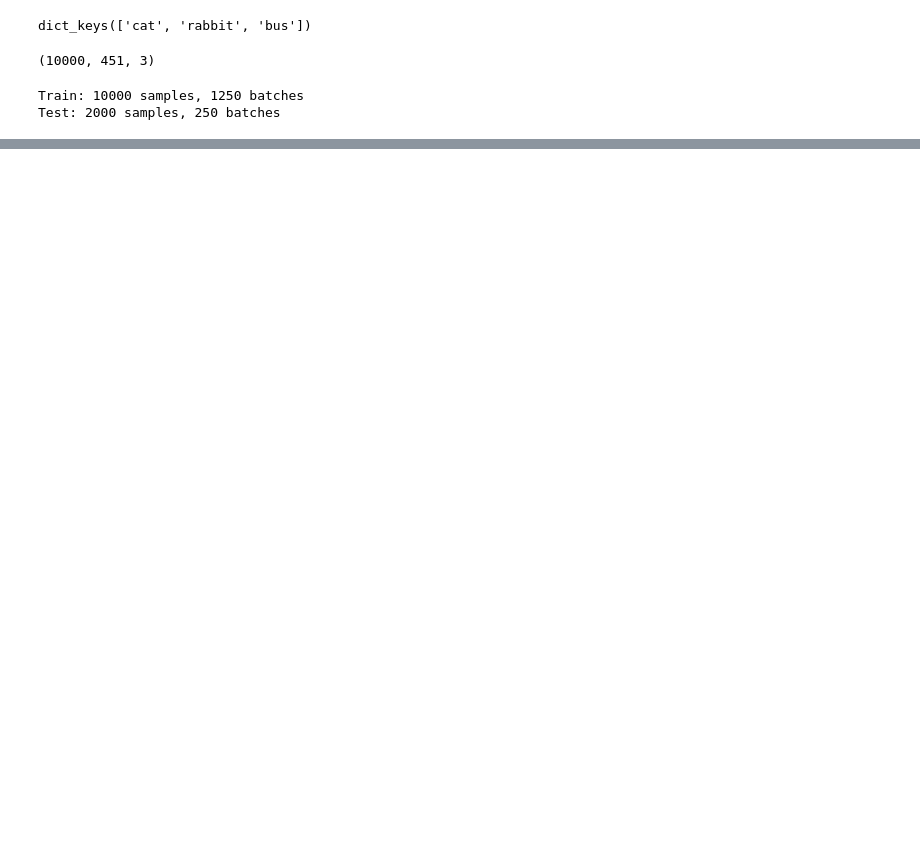
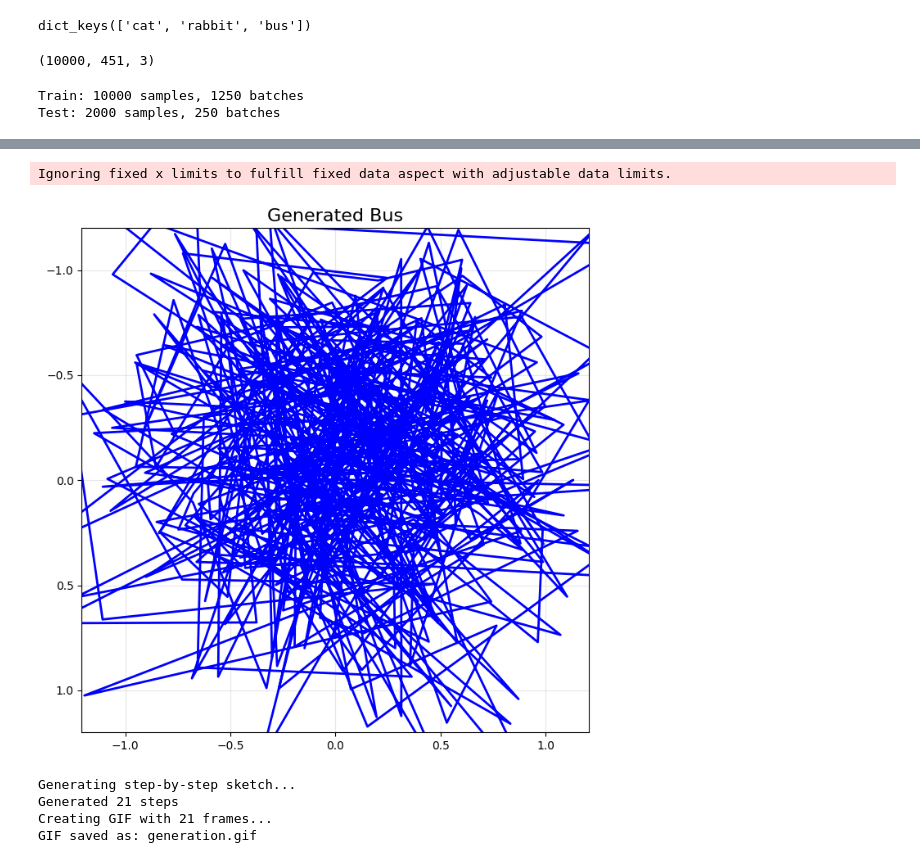
Before and after one commit to ozgurnsahin/diffusion_model, a Jupyter notebook: diffusion_model.ipynb, the cells around one changed output, grey strips where cells are left out. Saved outputs shown, nothing was run; the diff lists cells and outputs as text; code cells hidden in the pictures; blank space fills up the shorter version.

Commit message:
feat: implemented complete traning and gif generation

```diff
--- a/diffusion_model.ipynb
+++ b/diffusion_model.ipynb
@@ -270,0 +528,50 @@ def train_one_epoch(model_components, dataloader, noise_schedule, optimizer, dev
+# %%
+# Helper function to sketch the output
+def plot_sketch(sketch, title="Generated Sketch"):
+    plt.figure(figsize=(8, 8))
+
+    # Extract coordinates
+    x = sketch[:, 0]
+    y = sketch[:, 1]
+    pen = sketch[:, 2]
+
+    # Draw strokes
+    stroke_x, stroke_y = [], []
+
+    for i in range(len(sketch)):
+        if pen[i] > 0.5:  # pen down
+            stroke_x.append(x[i])
+            stroke_y.append(y[i])
+        else:  # pen up - draw current stroke
+            if len(stroke_x) > 1:
+                plt.plot(stroke_x, stroke_y, 'b-', linewidth=2)
+            stroke_x, stroke_y = [], []
+
+    # Draw final stroke
+    if len(stroke_x) > 1:
+        plt.plot(stroke_x, stroke_y, 'b-', linewidth=2)
+
+    plt.title(title, fontsize=16)
+    plt.axis('equal')
+    plt.grid(True, alpha=0.3)
+    plt.xlim(-1.2, 1.2)
+    plt.ylim(-1.2, 1.2)
+    plt.gca().invert_yaxis()
+    plt.show()
+# %%
+def quick_generate_bus(trained_model, seq_len=451):
+    sketch = generate_simple_sketch(trained_model, 1, seq_len)
+    plot_sketch(sketch, "Generated Bus")
+# %%
+quick_generate_bus(trained_model, seq_len=451)
+# %% [output]
+Ignoring fixed x limits to fulfill fixed data aspect with adjustable data limits.
+[figure, added]
+# %%
+steps = generate_sketch_steps(trained_model, category_id=1 ,seq_len=451)
+create_generation_gif(steps, 1)
+# %% [output]
+Generating step-by-step sketch...
+Generated 21 steps
+Creating GIF with 21 frames...
+GIF saved as: generation.gif
```
Also changed, not shown: parts of 12 cells of this notebook, 1 other file.
